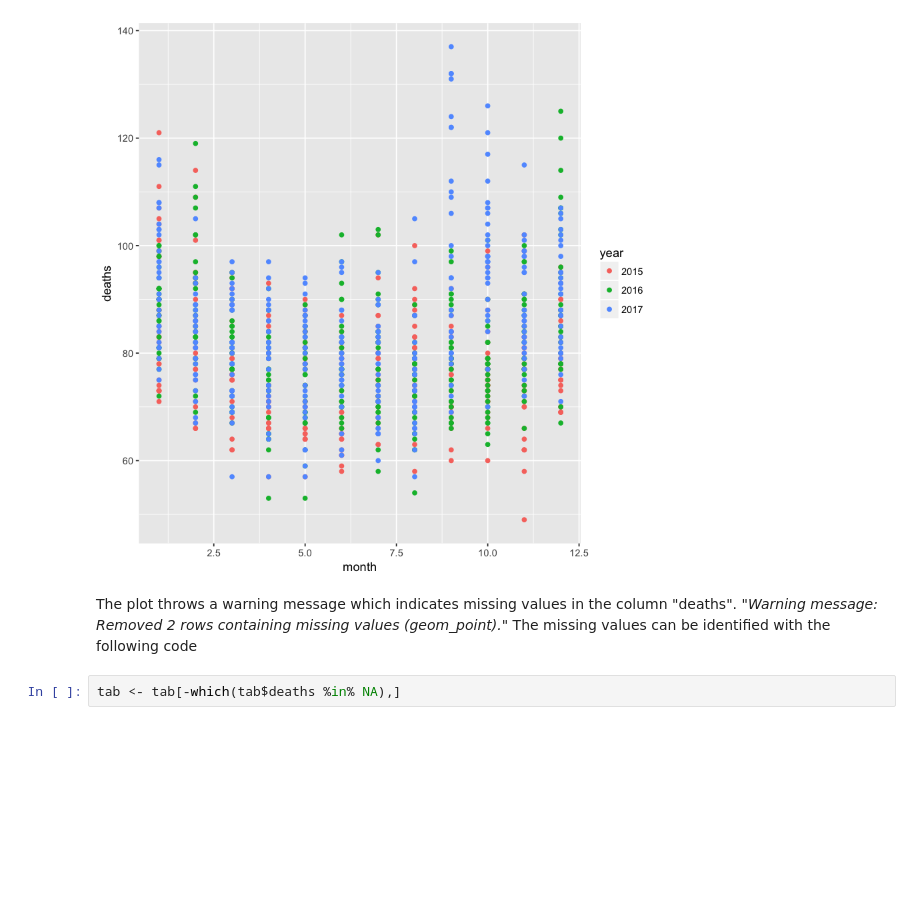
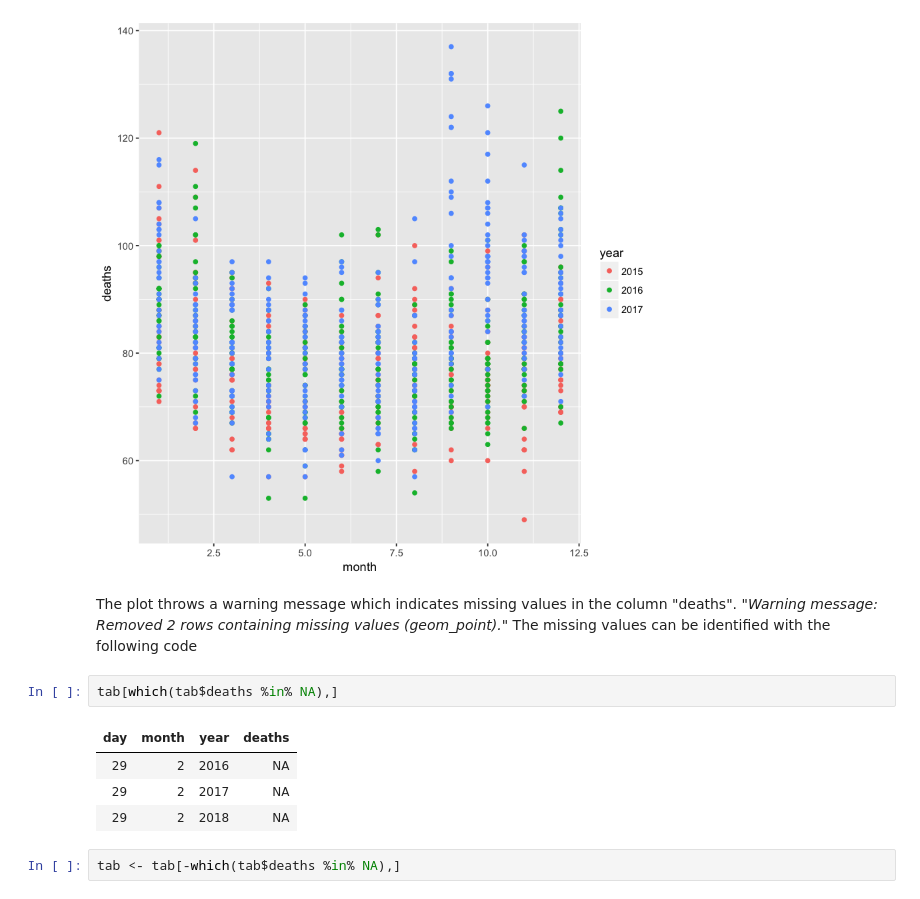
Before and after one commit to mldwr/dsbook_exercises, a Jupyter notebook: ex_41_dates_and_times.ipynb, the cells around one changed output. Drawn from its saved outputs; the diff is of its cells as text; blank space fills up the shorter version.

```diff
--- a/ex_41_dates_and_times.ipynb
+++ b/ex_41_dates_and_times.ipynb
@@ -66,6 +60,13 @@ Warning message:
 The plot throws a warning message which indicates missing values in the column "deaths".
 *"Warning message: Removed 2 rows containing missing values (geom_point)."*
 The missing values can be identified with the following code
+# %%
+tab[which(tab$deaths %in% NA),]
+# %% [output]
+| day | month | year | deaths |
+| 29 | 2 | 2016 | NA |
+| 29 | 2 | 2017 | NA |
+| 29 | 2 | 2018 | NA |
 # %%
 tab <- tab[-which(tab$deaths %in% NA),]
 # %%
```
Also changed, not shown: parts of 3 cells of this notebook.
